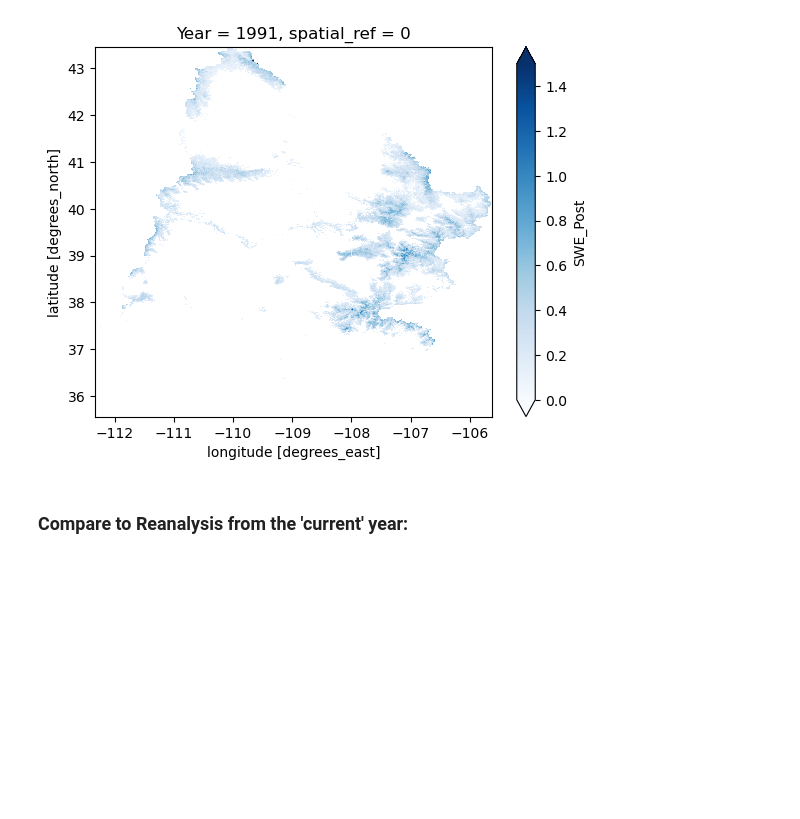
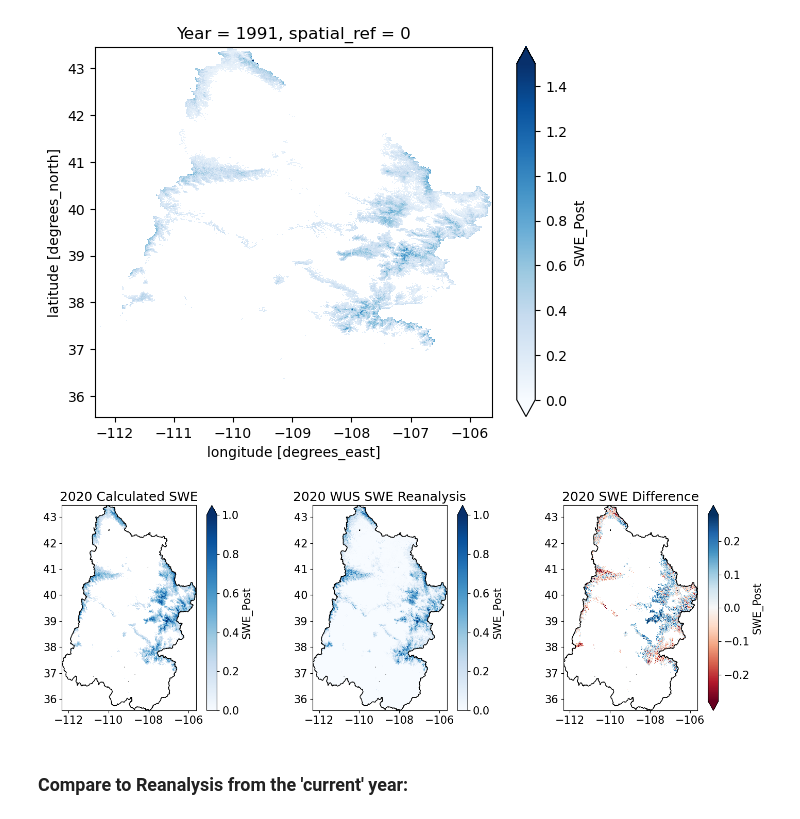
Before and after one commit to bessoh2/correlated-domains, a Jupyter notebook: notebooks/calculate_swe_gridcell.ipynb, the cells around one changed output. Drawn from its saved outputs; the diff is of its cells as text; code cells hidden in the pictures; blank space fills up the shorter version.

```diff
--- a/notebooks/calculate_swe_gridcell.ipynb
+++ b/notebooks/calculate_swe_gridcell.ipynb
@@ -239,6 +239,35 @@ calculated_swe[1].plot(cmap='Blues',vmin=0,vmax=1.5)
 # %% [output]
 <matplotlib.collections.QuadMesh at 0x...>
 [figure]
+# %%
+plt.rcParams.update({'font.size': 15})
+
+fig, ax = plt.subplots(1,3, figsize=(15,5))
+
+calculated_swe[30].plot(cmap='Blues', ax=ax[0], vmin=0,vmax=1)
+ucrb.plot(ax=ax[0], facecolor='none', edgecolor='k')
+swe.SWE_Post[30].plot(cmap='Blues', ax=ax[1], vmin=0,vmax=1)
+ucrb.plot(ax=ax[1], facecolor='none', edgecolor='k')
+dif_swe[30].plot(cmap='RdBu', ax=ax[2], robust=True)
+ucrb.plot(ax=ax[2], facecolor='none', edgecolor='k')
+
+ax[0].set_title('2020 Calculated SWE')
+ax[1].set_title('2020 WUS SWE Reanalysis')
+ax[2].set_title('2020 SWE Difference')
+
+ax[0].set_xlabel('')
+ax[0].set_ylabel('')
+
+ax[1].set_xlabel('')
+ax[1].set_ylabel('')
+
+ax[2].set_xlabel('')
+ax[2].set_ylabel('')
+
+plt.tight_layout()
+plt.savefig('../figures/calculated_swe_mean_snv_2020.jpeg',dpi=300)
+# %% [output]
+[figure, added]
 # %% [markdown]
 ### Compare to Reanalysis from the 'current' year:
 # %%
```
Also changed, not shown: parts of 46 cells of this notebook, 2 other files.
